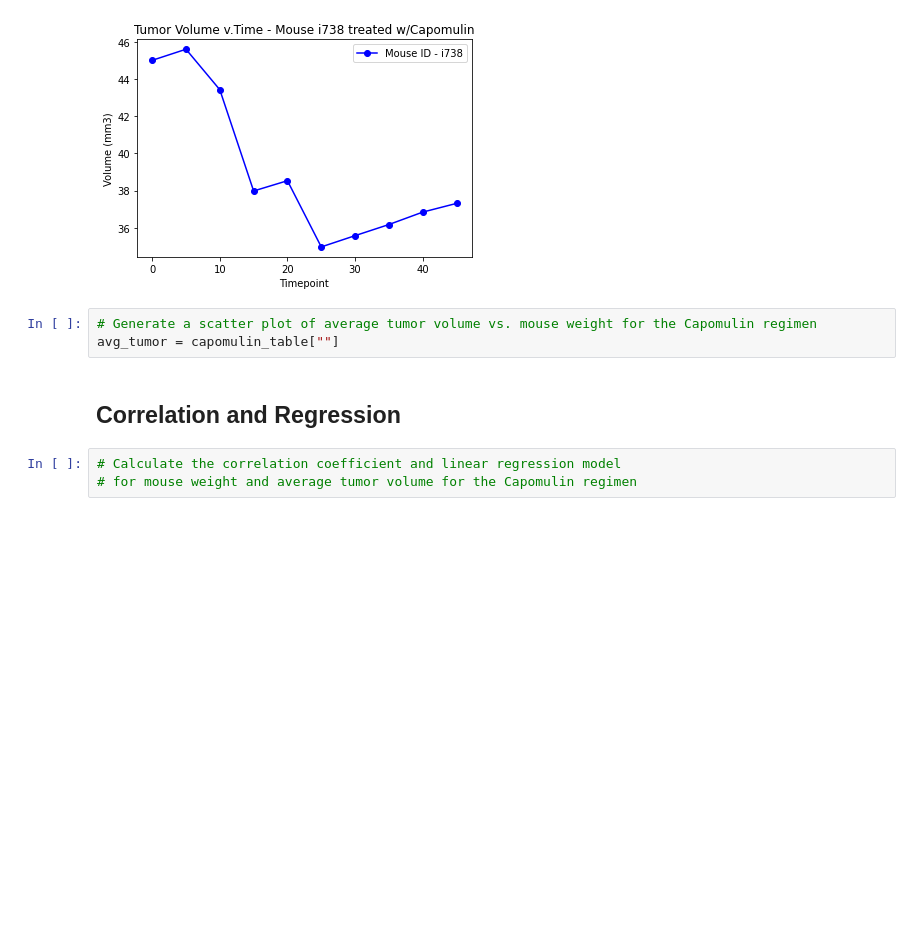
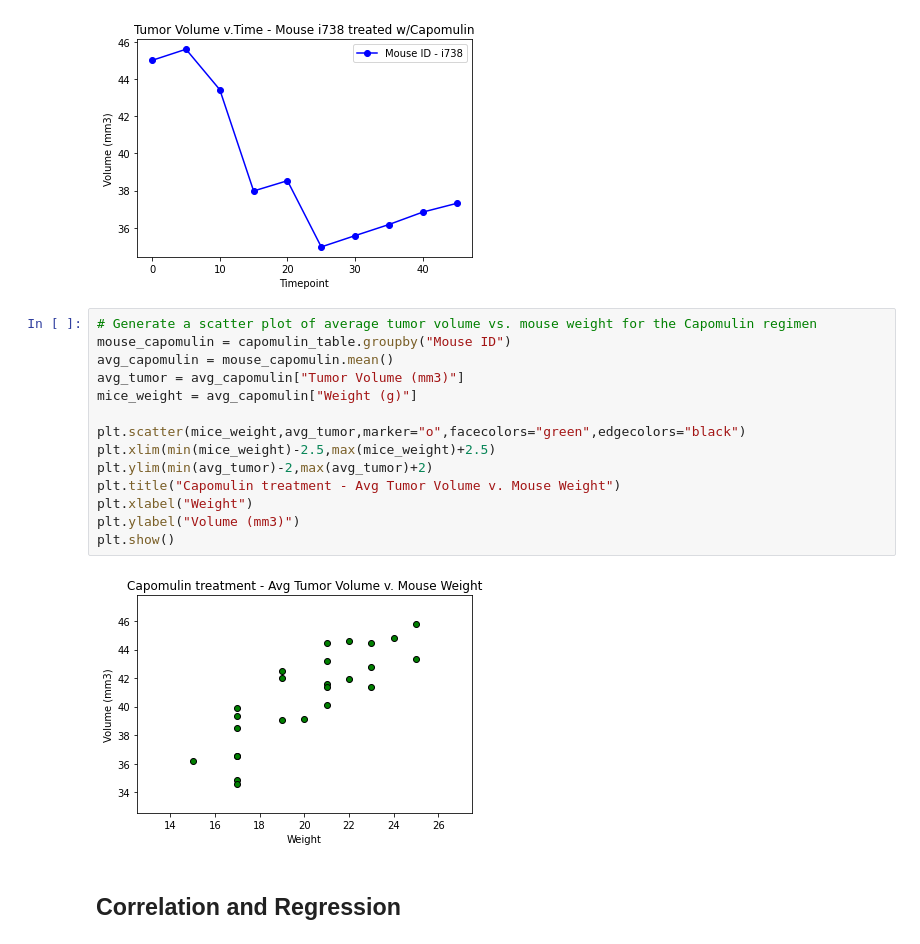
Before and after one commit to floresfdo/matplotlib-challenge, a Jupyter notebook: pymaceuticals_starter.ipynb, the cells around one changed output. Saved outputs shown, nothing was run; the diff lists cells and outputs as text; blank space fills up the shorter version.

```diff
--- a/pymaceuticals_starter.ipynb
+++ b/pymaceuticals_starter.ipynb
@@ -333,11 +334,21 @@ plt.title("Tumor Volume v.Time - Mouse i738 treated w/Capomulin")
 plt.show()
 # %% [output]
 [figure]
-# %%
-# Generate a scatter plot of average tumor volume vs. mouse weight for the Capomulin regimen
-avg_tumor = capomulin_table[""]
+# %%
+# Generate a scatter plot of average tumor volume vs. mouse weight for the Capomulin regimen
+mouse_capomulin = capomulin_table.groupby("Mouse ID")
+avg_capomulin = mouse_capomulin.mean()
+avg_tumor = avg_capomulin["Tumor Volume (mm3)"]
+mice_weight = avg_capomulin["Weight (g)"]
+
+plt.scatter(mice_weight,avg_tumor,marker="o",facecolors="green",edgecolors="black")
+plt.xlim(min(mice_weight)-2.5,max(mice_weight)+2.5)
+plt.ylim(min(avg_tumor)-2,max(avg_tumor)+2)
+plt.title("Capomulin treatment - Avg Tumor Volume v. Mouse Weight")
+plt.xlabel("Weight")
+plt.ylabel("Volume (mm3)")
+plt.show()
+# %% [output]
+[figure, added]
 # %% [markdown]
 ## Correlation and Regression
-# %%
-# Calculate the correlation coefficient and linear regression model
-# for mouse weight and average tumor volume for the Capomulin regimen
```
Also changed, not shown: parts of 2 cells of this notebook.
